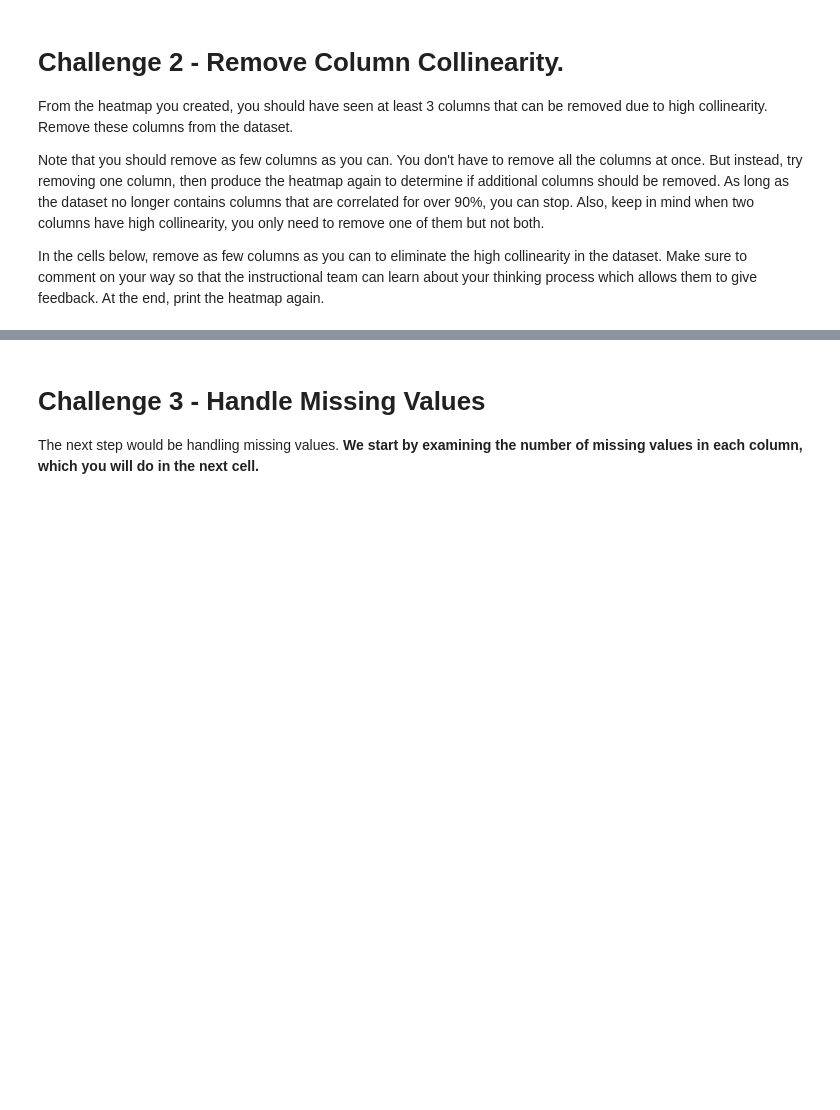
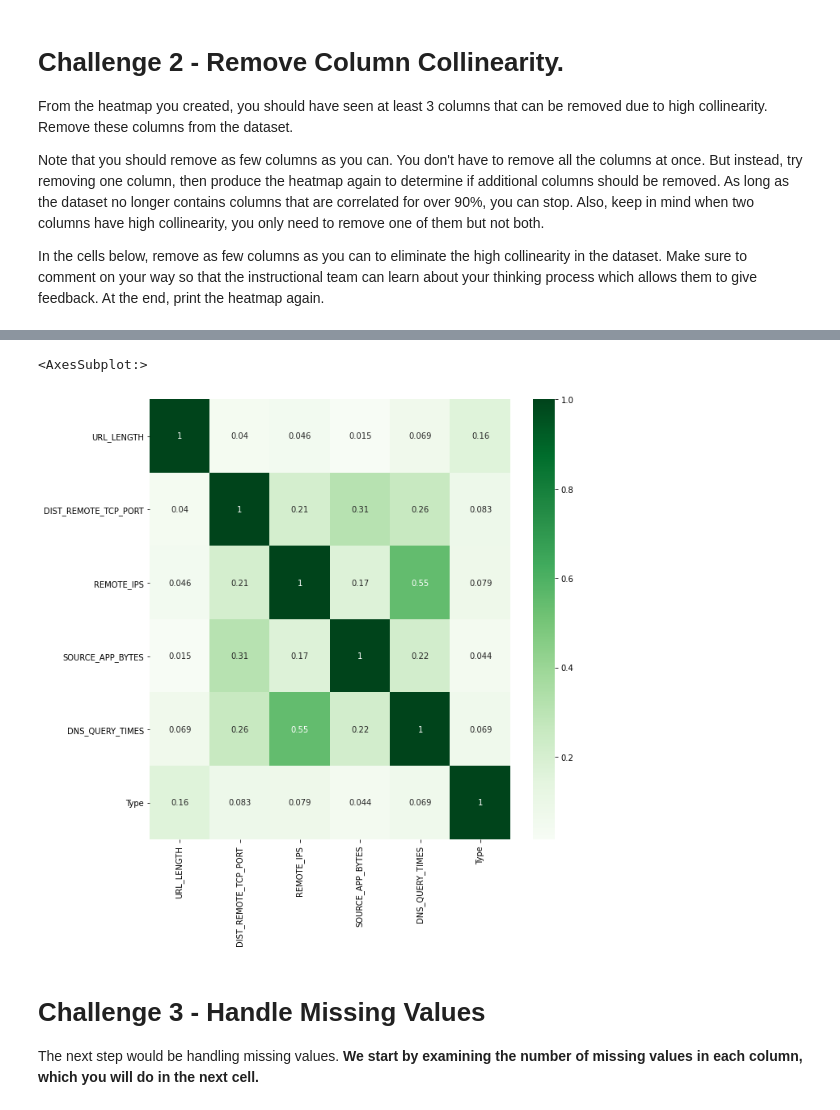
Before and after one commit to Ironhack-Data-Madrid-Enero-2021/lab-supervised-learning, a Jupyter notebook: your-code/main.ipynb, the cells around one changed output, grey strips where cells are left out. Saved outputs shown, nothing was run; the diff lists cells and outputs as text; code cells hidden in the pictures; blank space fills up the shorter version.

```diff
--- a/your-code/main.ipynb
+++ b/your-code/main.ipynb
@@ -70,0 +218,4 @@ In the cells below, remove as few columns as you can to eliminate the high colli
+# %%
+#Elimino la columna de NUMBER_SPECIAL_CHARACTERS, con 0.92, CONTENT_LENGTH, con 0.91, REMOTE_APP_PACKETS, con 0.91, alta colinealidad.
+websites_n = websites_new.drop(columns=["NUMBER_SPECIAL_CHARACTERS", "CONTENT_LENGTH", "REMOTE_APP_PACKETS"])
+websites_n.head()
@@ -71,3 +229,9 @@ In the cells below, remove as few columns as you can to eliminate the high colli
+# %%
+plt.figure(figsize=(10,10))
+sns.heatmap(websites_n.corr().abs(), annot=True, cmap = "Greens")
+# %% [output]
+<AxesSubplot:>
+[figure, added]
 # %% [markdown]
 # Challenge 3 - Handle Missing Values
 
```
Also changed, not shown: parts of 67 cells of this notebook.
